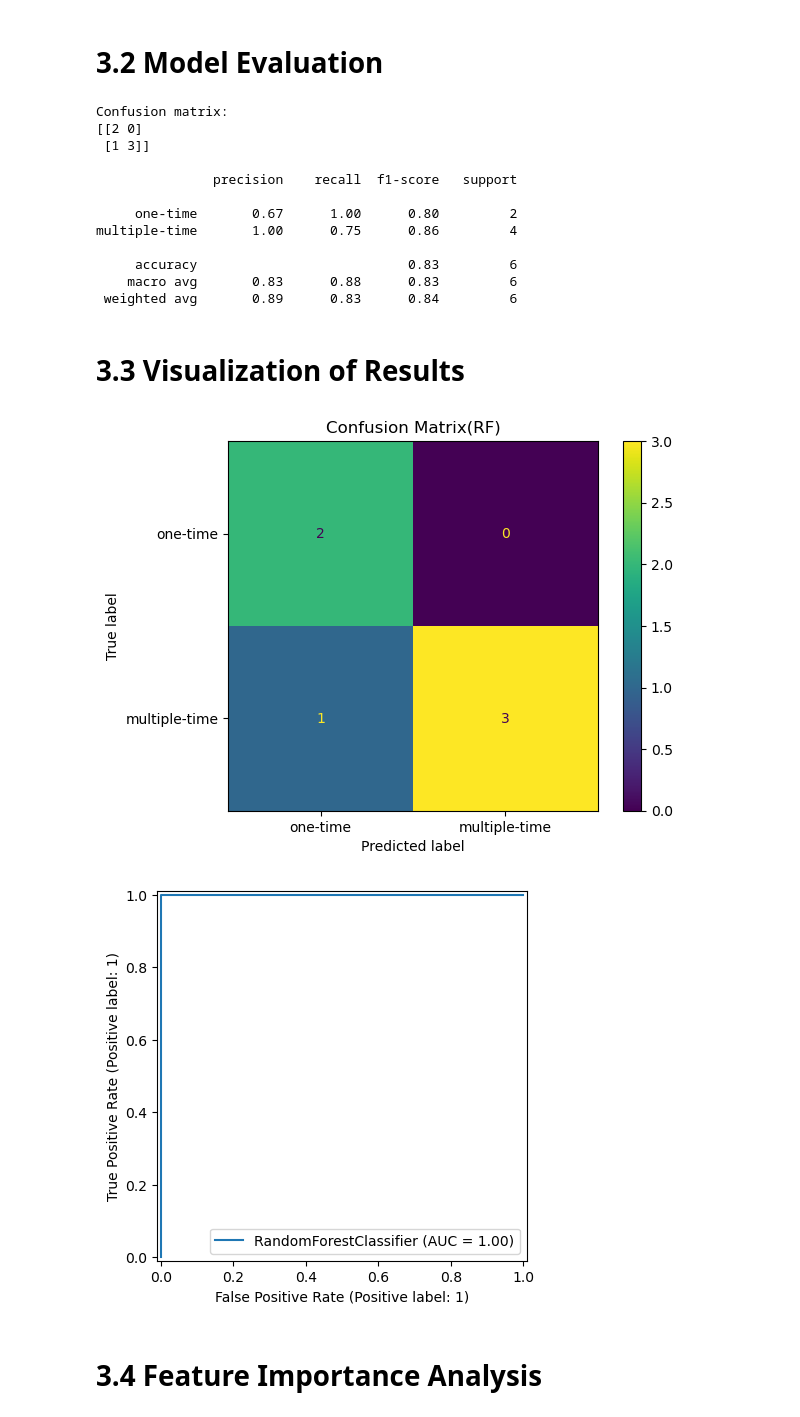
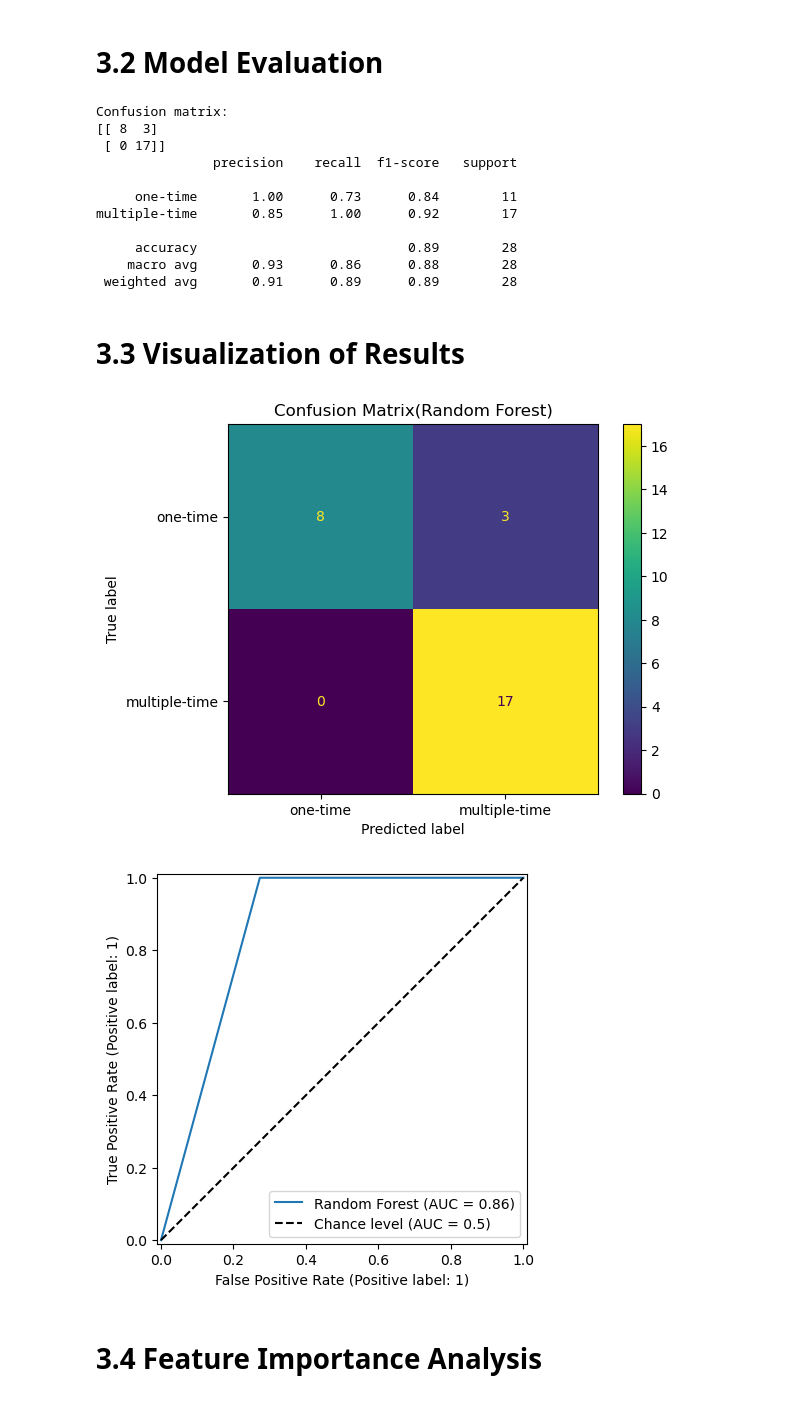
Before and after one commit to Yijun-cat/ML_DMT, a Jupyter notebook: training_model.ipynb, the cells around one changed output. Drawn from its saved outputs; the diff is of its cells as text; code cells hidden in the pictures.

```diff
--- a/training_model.ipynb
+++ b/training_model.ipynb
@@ -151,7 +99,6 @@ from sklearn.metrics import confusion_matrix, classification_report
 y_true_logreg = []
 y_pred_logreg = []
 y_proba_logreg = []
-X_test_scaled = []
 
 for train_index, test_index in loo.split( X.values ):
     X_train, X_test = X.values[train_index], X.values[test_index]
@@ -159,14 +106,10 @@ for train_index, test_index in loo.split( X.values ):
     best_logreg.fit( X_train, y_train )
     pred = best_logreg.predict( X_test )
     prob = best_logreg.predict_proba( X_test )[:, 1]
-    X_test_scaled.append( X_test[0] )
     y_true_logreg.append( y_test[0] )
     y_pred_logreg.append( pred[0] )
     y_proba_logreg.append( prob[0] )
 
-X_test_scaled = np.array( X_test_scaled )
-# y_true_logreg = np.array ( y_true_logreg )
-# y_pred_logreg = np.array( y_pred_logreg )
 confusion = confusion_matrix( y_true_logreg, y_pred_logreg )
 print( f"Confusion matrix: \n{confusion}" )
 print()
@@ -425,42 +334,55 @@ Best parameters: {'max_depth': None, 'min_samples_leaf': 2, 'min_samples_split':
 # %% [markdown]
 # 3.2 Model Evaluation
 # %%
-y_pred_rf = best_rf.predict( X_test_scaled )
-y_pred_proba_rf = best_rf.predict_proba( X_test_scaled )[:, 1]
-confusion = confusion_matrix( y_test, y_pred_rf )
+from sklearn.metrics import confusion_matrix, classification_report
+
+y_true_rf = []
+y_pred_rf = []
+y_proba_rf = []
+
+for train_index, test_index in loo.split( X.values ):
+    X_train, X_test = X.values[train_index], X.values[test_index]
+    y_train, y_test = y.values[train_index], y.values[test_index]
+    best_rf.fit( X_train, y_train )
+    pred = best_rf.predict( X_test )
+    prob = best_rf.predict_proba( X_test )[:, 1]
+    y_true_rf.append( y_test[0] )
+    y_pred_rf.append( pred[0] )
+    y_proba_rf.append( prob[0] )
+
+confusion = confusion_matrix( y_true_rf, y_pred_rf )
 print( f"Confusion matrix: \n{confusion}" )
-print()
-print( classification_report( y_test, y_pred_rf, target_names=['one-time', 'multiple-time'] ) )
+print( classification_report( y_true_rf, y_pred_rf, target_names = ['one-time', 'multiple-time'] ) )
 # %% [output]
 Confusion matrix:
-[[2 0]
- [1 3]]
-
+[[ 8  3]
+ [ 0 17]]
                precision    recall  f1-score   support
 
-     one-time       0.67      1.00      0.80         2
-multiple-time       1.00      0.75      0.86         4
+     one-time       1.00      0.73      0.84        11
+multiple-time       0.85      1.00      0.92        17
 
-     accuracy                           0.83         6
-    macro avg       0.83      0.88      0.83         6
- weighted avg       0.89      0.83      0.84         6
+     accuracy                           0.89        28
+    macro avg       0.93      0.86      0.88        28
+ weighted avg       0.91      0.89      0.89        28
 # %% [markdown]
 # 3.3 Visualization of Results
 # %%
 import matplotlib.pyplot as plt
 from sklearn.metrics import auc, roc_curve, RocCurveDisplay, ConfusionMatrixDisplay
 
-ConfusionMatrixDisplay.from_estimator( best_rf, X_test_scaled, y_test, display_labels=['one-time', 'multiple-time'] )
-plt.title( 'Confusion Matrix(RF)' )
+ConfusionMatrixDisplay.from_predictions(  y_true_rf, y_pred_rf, display_labels = ['one-time', 'multiple-time'] )
+plt.title( 'Confusion Matrix(Random Forest)' )
 plt.show()
 
-fpr, tpr, thresholds = roc_curve( y_test, y_pred_proba_rf )
+fpr, tpr, thresholds = roc_curve( y_true_rf, y_proba_rf )
 roc_auc = auc( fpr, tpr )
-RocCurveDisplay.from_estimator( best_rf, X_test_scaled, y_test )
+
+RocCurveDisplay.from_predictions( y_true_rf, y_pred_rf, name = 'Random Forest', plot_chance_level = True )
 plt.show()
 # %% [output]
-[figure, old version]
+[figure, new version]
-[figure, old version]
+[figure, new version]
 # %% [markdown]
 # 3.4 Feature Importance Analysis
 # %%
```
Also changed, not shown: parts of 19 cells of this notebook.
